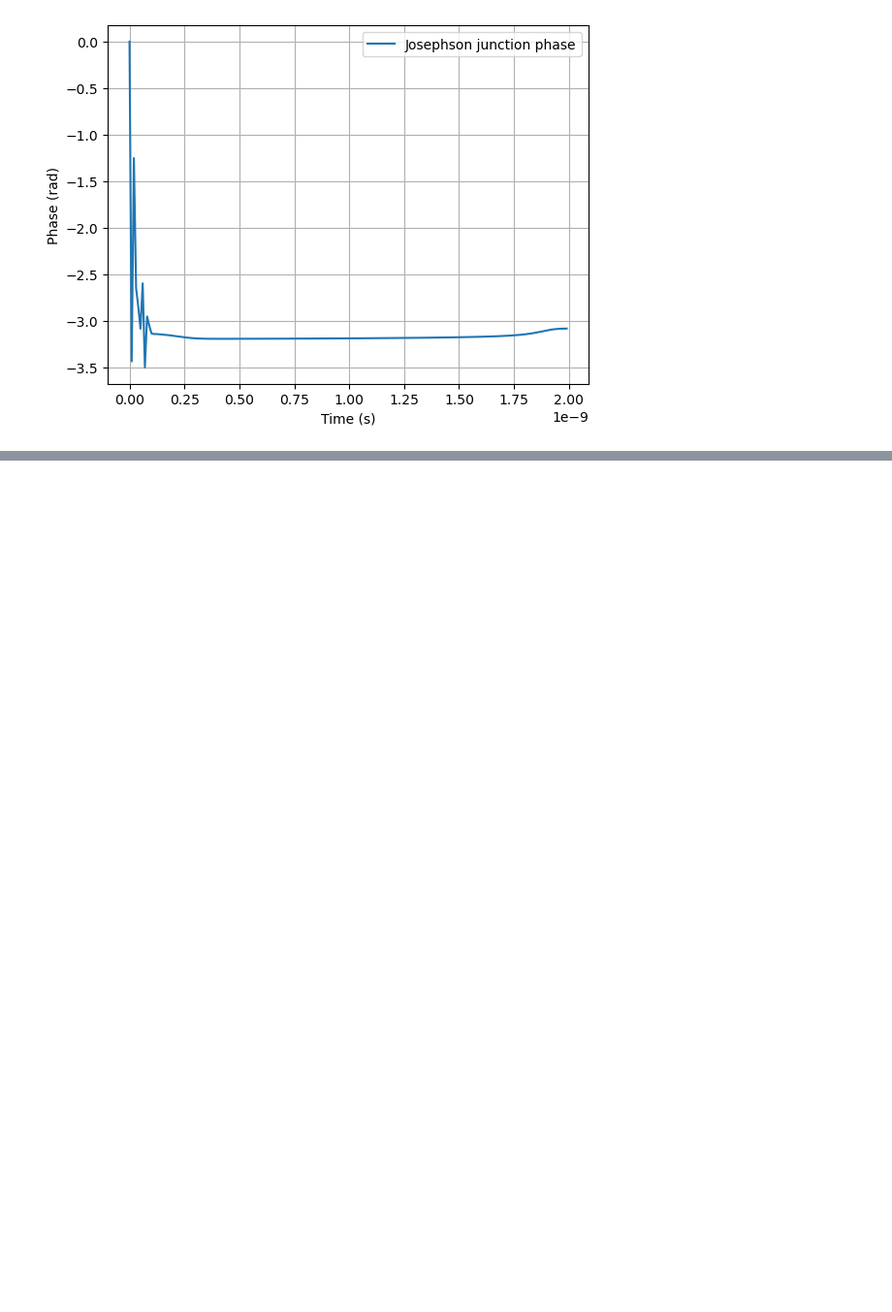
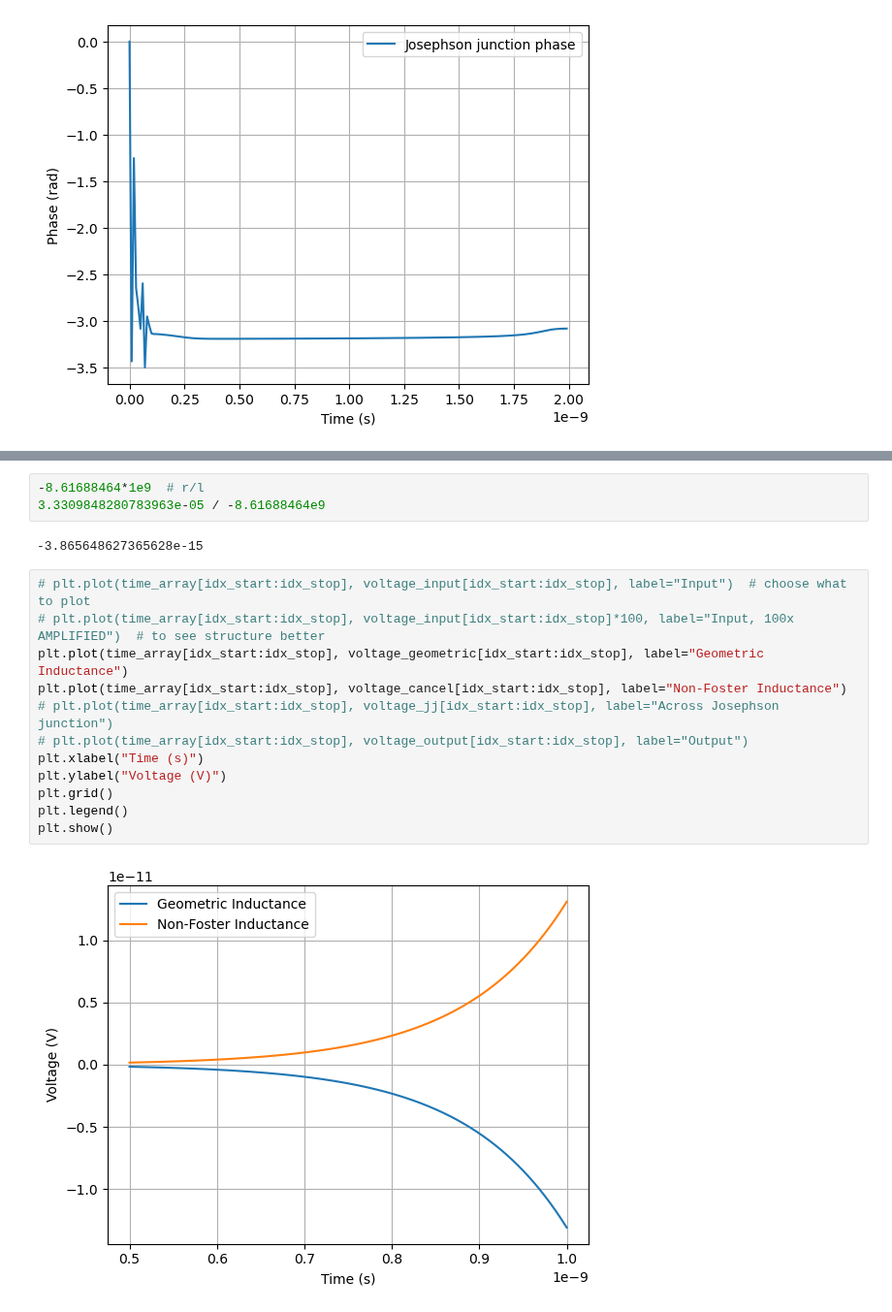
Before and after one commit to SLAC-FPD/bode-fano, a Jupyter notebook: time_domain_bfebest.ipynb, the cells around one changed output, grey strips where cells are left out. Shown at 97% size. Cells and saved outputs as stored; diff of their text form; blank space fills up the shorter version.

```diff
--- a/time_domain_bfebest.ipynb
+++ b/time_domain_bfebest.ipynb
@@ -145,0 +220,19 @@ plt.show()
+# %%
+-8.61688464*1e9  # r/l
+3.3309848280783963e-05 / -8.61688464e9
+# %% [output]
+-3.865648627365628e-15
+# %%
+# plt.plot(time_array[idx_start:idx_stop], voltage_input[idx_start:idx_stop], label="Input")  # choose what to plot
+# plt.plot(time_array[idx_start:idx_stop], voltage_input[idx_start:idx_stop]*100, label="Input, 100x AMPLIFIED")  # to see structure better
+plt.plot(time_array[idx_start:idx_stop], voltage_geometric[idx_start:idx_stop], label="Geometric Inductance")
+plt.plot(time_array[idx_start:idx_stop], voltage_cancel[idx_start:idx_stop], label="Non-Foster Inductance")
+# plt.plot(time_array[idx_start:idx_stop], voltage_jj[idx_start:idx_stop], label="Across Josephson junction")
+# plt.plot(time_array[idx_start:idx_stop], voltage_output[idx_start:idx_stop], label="Output")
+plt.xlabel("Time (s)")
+plt.ylabel("Voltage (V)")
+plt.grid()
+plt.legend()
+plt.show()
+# %% [output]
+[figure, added]
```
Also changed, not shown: parts of 12 cells of this notebook.
